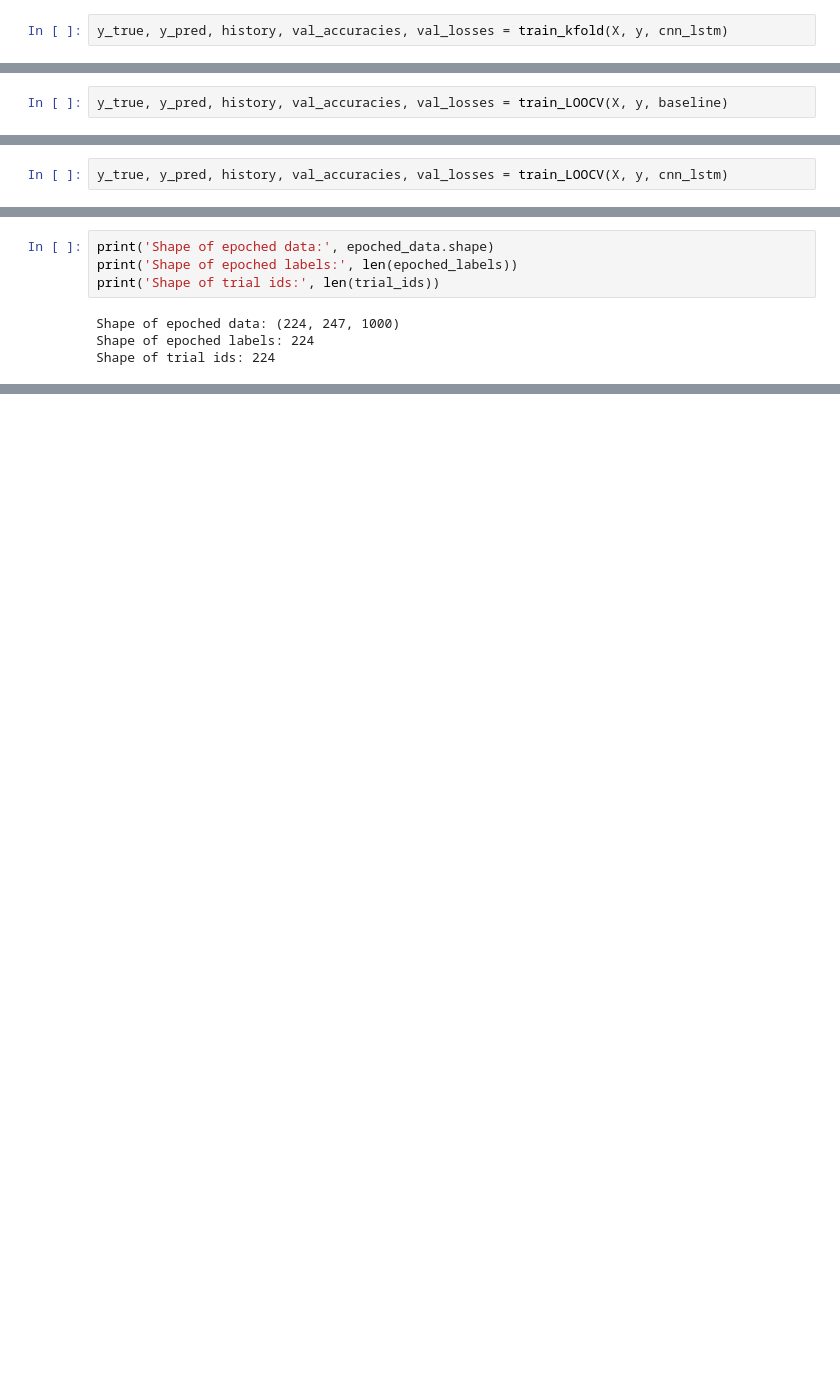
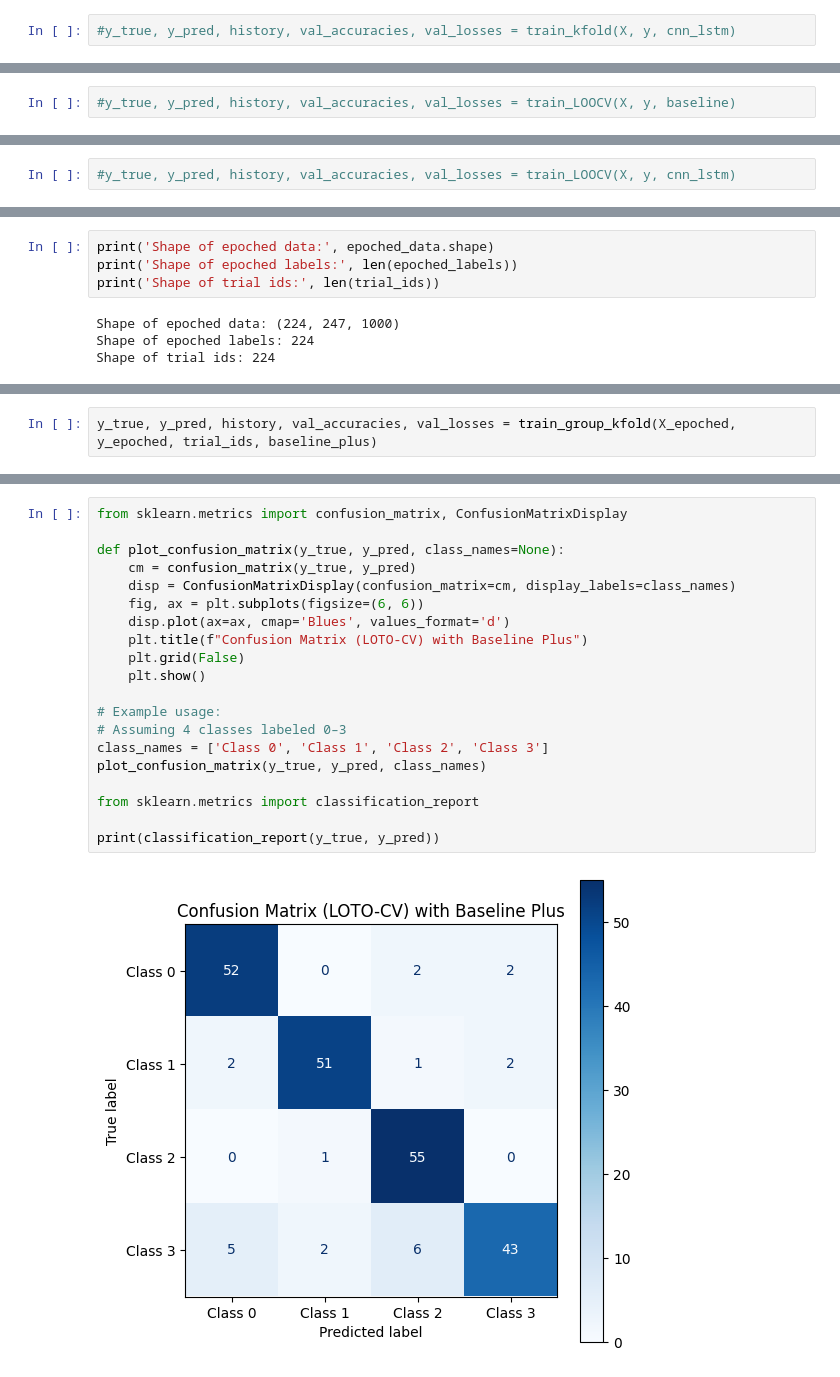
Before and after one commit to Jagoda222/DL_assignment2, a Jupyter notebook: DL_MEG_A2.ipynb, the cells around one changed output, grey strips where cells are left out. Drawn from its saved outputs; the diff is of its cells as text; blank space fills up the shorter version.

```diff
--- a/DL_MEG_A2.ipynb
+++ b/DL_MEG_A2.ipynb
@@ -454,2 +538,2 @@ weighted avg       0.48      0.47      0.47        32
 # %%
-y_true, y_pred, history, val_accuracies, val_losses = train_kfold(X, y, cnn_lstm)
+#y_true, y_pred, history, val_accuracies, val_losses = train_kfold(X, y, cnn_lstm)
@@ -553,2 +612,2 @@ def train_LOOCV(data, labels, build_model_fn, epochs=10, batch_size=4):
 # %%
-y_true, y_pred, history, val_accuracies, val_losses = train_LOOCV(X, y, baseline)
+#y_true, y_pred, history, val_accuracies, val_losses = train_LOOCV(X, y, baseline)
@@ -588,2 +617,2 @@ weighted avg       0.46      0.44      0.43        32
 # %%
-y_true, y_pred, history, val_accuracies, val_losses = train_LOOCV(X, y, cnn_lstm)
+#y_true, y_pred, history, val_accuracies, val_losses = train_LOOCV(X, y, cnn_lstm)
@@ -809,0 +787,2 @@ Mean Validation Loss: 0.6721
+# %%
+y_true, y_pred, history, val_accuracies, val_losses = train_group_kfold(X_epoched, y_epoched, trial_ids, baseline_plus)
@@ -809,0 +988,22 @@ Mean Validation Loss: 0.6721
+# %%
+from sklearn.metrics import confusion_matrix, ConfusionMatrixDisplay
+
+def plot_confusion_matrix(y_true, y_pred, class_names=None):
+    cm = confusion_matrix(y_true, y_pred)
+    disp = ConfusionMatrixDisplay(confusion_matrix=cm, display_labels=class_names)
+    fig, ax = plt.subplots(figsize=(6, 6))
+    disp.plot(ax=ax, cmap='Blues', values_format='d')
+    plt.title(f"Confusion Matrix (LOTO-CV) with Baseline Plus")
+    plt.grid(False)
+    plt.show()
+
+# Example usage:
+# Assuming 4 classes labeled 0–3
+class_names = ['Class 0', 'Class 1', 'Class 2', 'Class 3']
+plot_confusion_matrix(y_true, y_pred, class_names)
+
+from sklearn.metrics import classification_report
+
+print(classification_report(y_true, y_pred))
+# %% [output]
+[figure, added]
```
Also changed, not shown: parts of 50 cells of this notebook.
